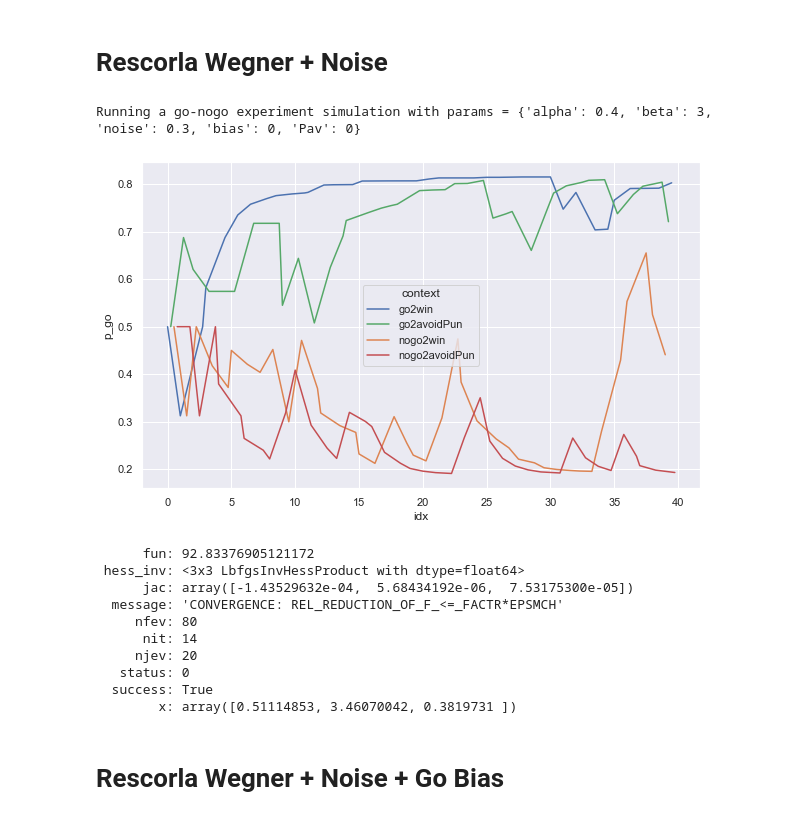
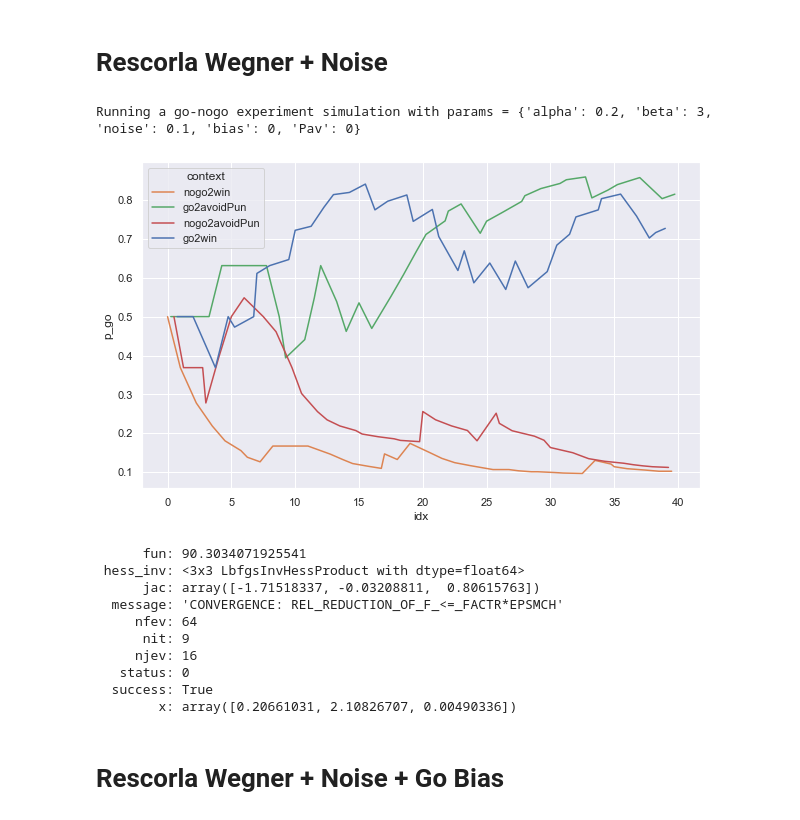
Before and after one commit to Sepsad/Go-noGo-modelling, a Jupyter notebook: simulation_experiment.ipynb, the cells around one changed output. Cells and saved outputs as stored; diff of their text form; code cells hidden in the pictures.

```diff
--- a/simulation_experiment.ipynb
+++ b/simulation_experiment.ipynb
@@ -45,18 +45,18 @@ max_likelihood.fit_model()
 # %% [markdown]
 # Rescorla Wegner + Noise
 # %%
-df = run_experiment(bandit, n_runs=40, params={'alpha': 0.4, 'beta': 3, 'noise': 0.3, 'bias': 0, 'Pav': 0})
+df = run_experiment(bandit, n_runs=40, params={'alpha': 0.2, 'beta': 3, 'noise': 0.1, 'bias': 0, 'Pav': 0})
 df['idx'] = df.index / 4
 palette ={"go2win": "C0", "nogo2win": "C1", "go2avoidPun": "C2", "nogo2avoidPun": "C3"}
 plt.figure(figsize=(10,6))
 ax = sns.lineplot(x="idx", y="p_go",
              hue="context",
              data=df, palette=palette)
 
 df.rename(columns={'context': 'stimulus'}, inplace=True)
 # %% [output]
-Running a go-nogo experiment simulation with params = {'alpha': 0.4, 'beta': 3, 'noise': 0.3, 'bias': 0, 'Pav': 0}
+Running a go-nogo experiment simulation with params = {'alpha': 0.2, 'beta': 3, 'noise': 0.1, 'bias': 0, 'Pav': 0}
-[figure, old version]
+[figure, new version]
 # %%
 from fitting import ML
 
@@ -64,16 +64,16 @@ max_likelihood = ML(df, optimization_method='L-BFGS-B', model_type='RW+noise')
 
 max_likelihood.fit_model()
 # %% [output]
-      fun: 92.83376905121172
+      fun: 90.3034071925541
  hess_inv: <3x3 LbfgsInvHessProduct with dtype=float64>
-      jac: array([-1.43529632e-04,  5.68434192e-06,  7.53175300e-05])
+      jac: array([-1.71518337, -0.03208811,  0.80615763])
   message: 'CONVERGENCE: REL_REDUCTION_OF_F_<=_FACTR*EPSMCH'
-     nfev: 80
-      nit: 14
-     njev: 20
+     nfev: 64
+      nit: 9
+     njev: 16
    status: 0
   success: True
-        x: array([0.51114853, 3.46070042, 0.3819731 ])
+        x: array([0.20661031, 2.10826707, 0.00490336])
 # %% [markdown]
 # Rescorla Wegner + Noise + Go Bias
 # %%
```
Also changed, not shown: parts of 6 cells of this notebook, 1 other file.
